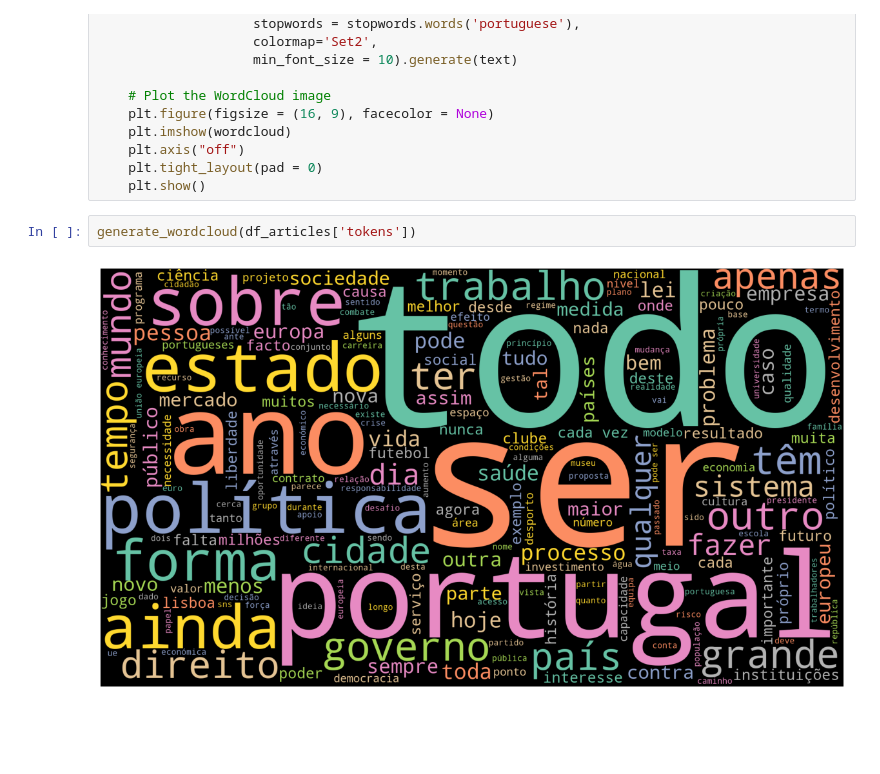
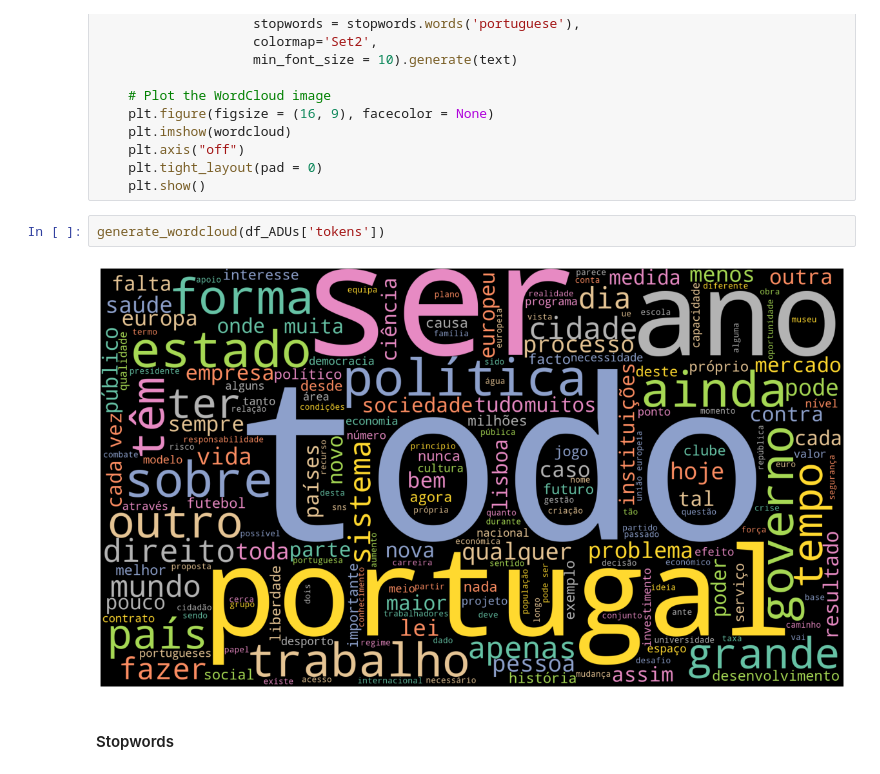
Before and after one commit to g-batalhao-a/PLN, a Jupyter notebook: Project/Assignment1/data_analysis.ipynb, the cells around one changed output. Saved outputs shown, nothing was run; the diff lists cells and outputs as text; blank space fills up the shorter version.

Commit message:
Stopwords analysis

```diff
--- a/Project/Assignment1/data_analysis.ipynb
+++ b/Project/Assignment1/data_analysis.ipynb
@@ -161,6 +192,8 @@ def generate_wordcloud(df_column):
     plt.tight_layout(pad = 0)
     plt.show()
 # %%
-generate_wordcloud(df_articles['tokens'])
+generate_wordcloud(df_ADUs['tokens'])
 # %% [output]
-[figure, old version]
+[figure, new version]
+# %% [markdown]
+#### Stopwords
```
Also changed, not shown: parts of 13 cells of this notebook.
